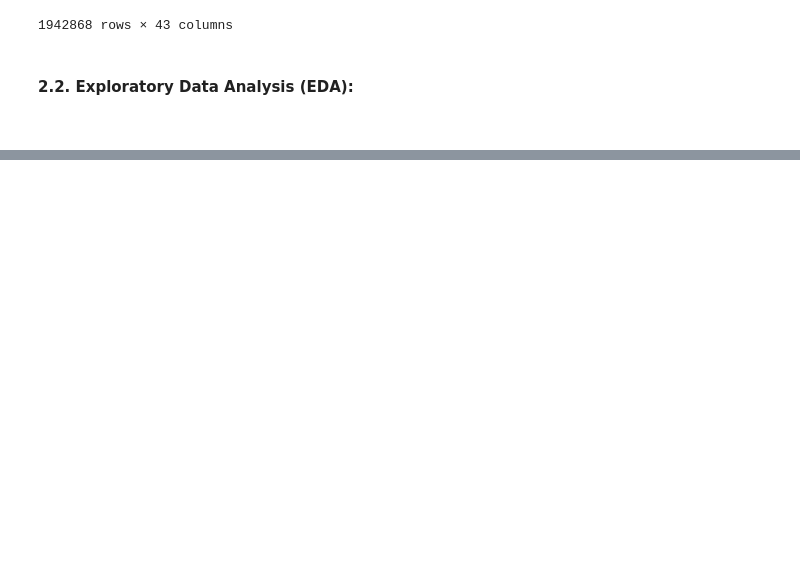
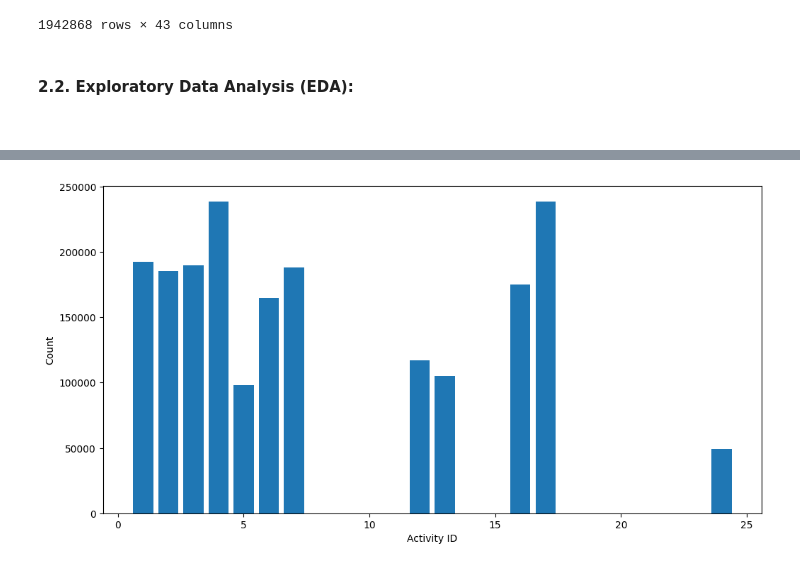
Before and after one commit to shamima1407/HAR-prediction-using-PAMAP2-dataset, a Jupyter notebook: v2.ipynb, the cells around one changed output, grey strips where cells are left out. Saved outputs shown, nothing was run; the diff lists cells and outputs as text; code cells hidden in the pictures; blank space fills up the shorter version.

```diff
--- a/v2.ipynb
+++ b/v2.ipynb
@@ -233,0 +254,18 @@ df
+# %%
+# Distribution of classes: Plot the distribution of classes in the dataset.
+# This will give an idea of how balanced the dataset is and whether certain activities are over or under-represented.
+
+import matplotlib.pyplot as plt
+import pandas as pd
+
+# Get the count of each class in the dataset
+class_counts = df["activityID"].value_counts()
+
+# Plot the class counts
+plt.figure(figsize=(12, 6))
+plt.bar(class_counts.index, class_counts.values)
+plt.xlabel("Activity ID")
+plt.ylabel("Count")
+plt.show()
+# %% [output]
+[figure, added]
```
Also changed, not shown: parts of 6 cells of this notebook.
